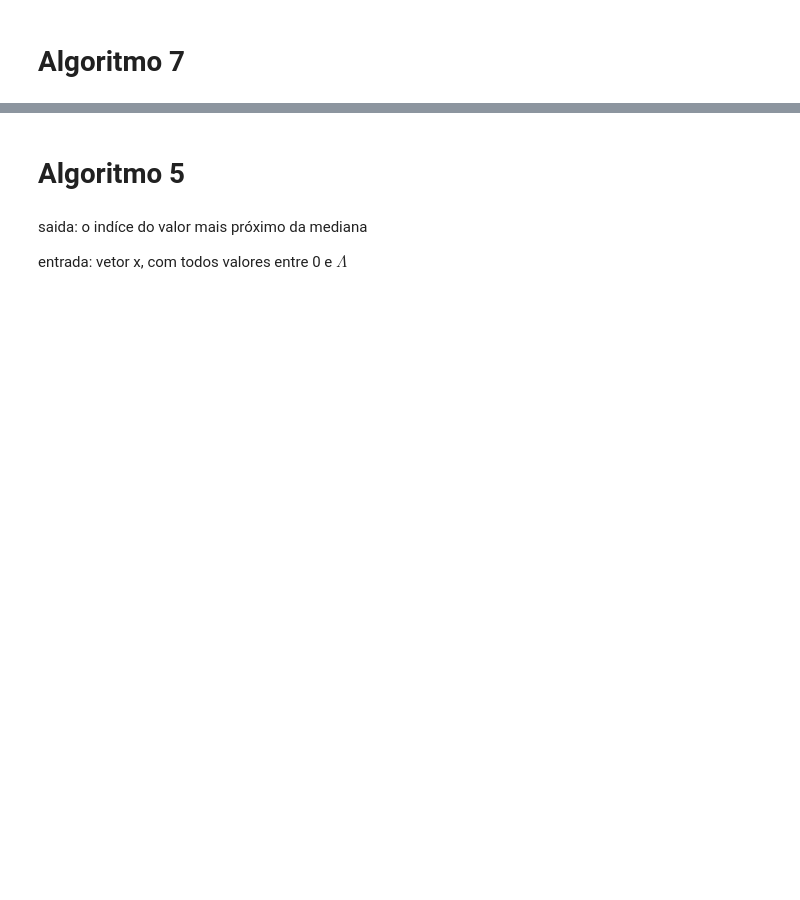
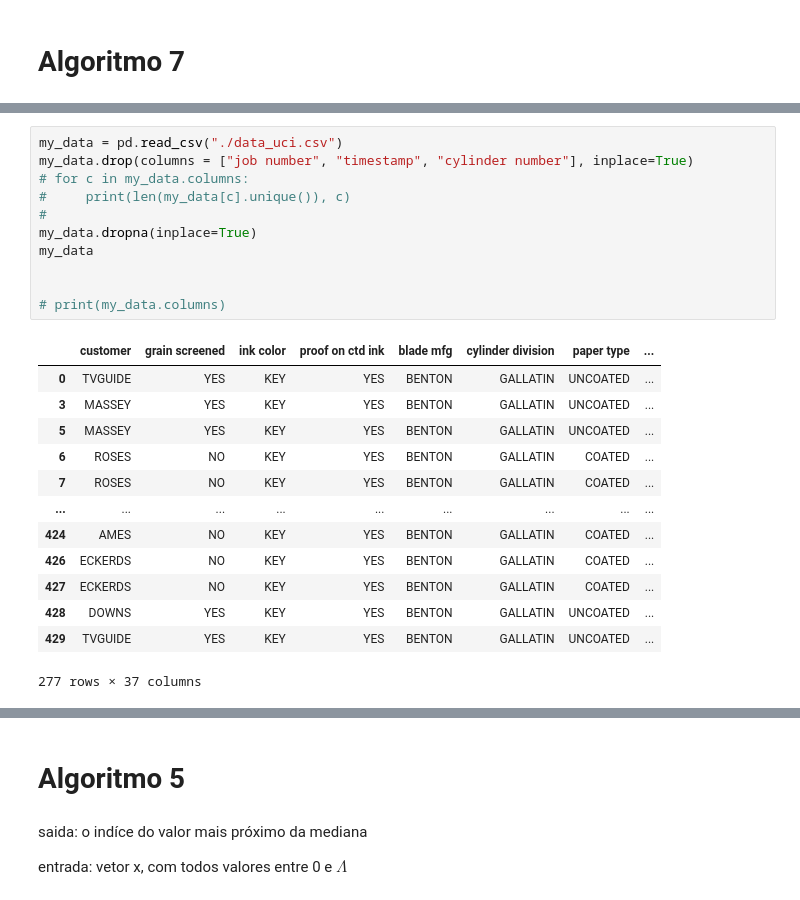
Before and after one commit to kalebemaiaa/localDampening, a Jupyter notebook: ID3_algoritmo.ipynb, the cells around one changed output, grey strips where cells are left out. Saved outputs shown, nothing was run; the diff lists cells and outputs as text; blank space fills up the shorter version.

```diff
--- a/ID3_algoritmo.ipynb
+++ b/ID3_algoritmo.ipynb
@@ -140,3 +194,28 @@ def local_sensivity_at_tDistance_alg7(data:pd.DataFrame, t:float, col_val, targe
+# %%
+my_data = pd.read_csv("./data_uci.csv")
+my_data.drop(columns = ["job number", "timestamp", "cylinder number"], inplace=True)
+# for c in my_data.columns:
+#     print(len(my_data[c].unique()), c)
+#
+my_data.dropna(inplace=True)
+my_data
+
+
+# print(my_data.columns)
+# %% [output]
+|  | customer | grain screened | ink color | proof on ctd ink | blade mfg | cylinder division | paper type | ... |
+| 0 | TVGUIDE | YES | KEY | YES | BENTON | GALLATIN | UNCOATED | ... |
+| 3 | MASSEY | YES | KEY | YES | BENTON | GALLATIN | UNCOATED | ... |
+| 5 | MASSEY | YES | KEY | YES | BENTON | GALLATIN | UNCOATED | ... |
+| 6 | ROSES | NO | KEY | YES | BENTON | GALLATIN | COATED | ... |
+| 7 | ROSES | NO | KEY | YES | BENTON | GALLATIN | COATED | ... |
+| ... | ... | ... | ... | ... | ... | ... | ... | ... |
+| 424 | AMES | NO | KEY | YES | BENTON | GALLATIN | COATED | ... |
+| 426 | ECKERDS | NO | KEY | YES | BENTON | GALLATIN | COATED | ... |
+| 427 | ECKERDS | NO | KEY | YES | BENTON | GALLATIN | COATED | ... |
+| 428 | DOWNS | YES | KEY | YES | BENTON | GALLATIN | UNCOATED | ... |
+| 429 | TVGUIDE | YES | KEY | YES | BENTON | GALLATIN | UNCOATED | ... |
+277 rows × 37 columns
 # %%
 def noisy_count(data: pd.DataFrame, target, epsilon):
     '''
```
Also changed, not shown: parts of 28 cells of this notebook, 3 other files.
